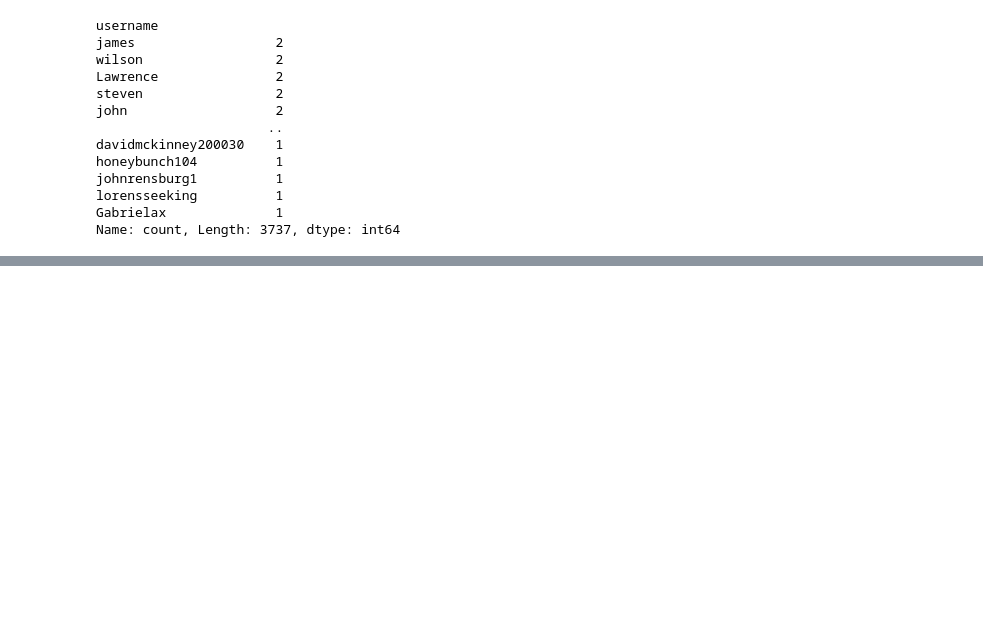
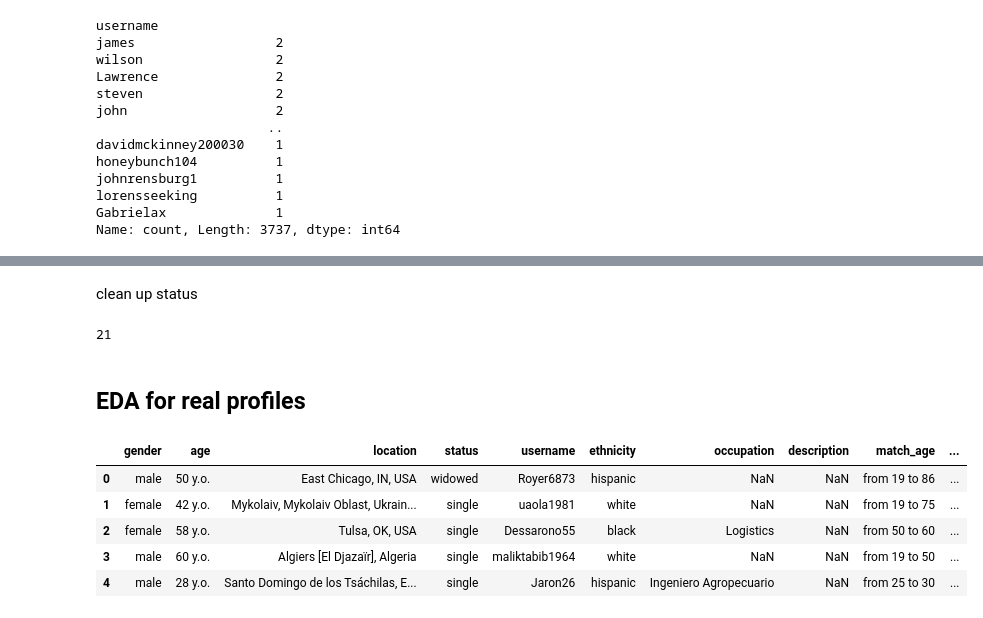
Before and after one commit to ben-dom393/DSA4263_Dating_Fraud, a Jupyter notebook: notebooks/EDA.ipynb, the cells around one changed output, grey strips where cells are left out. Drawn from its saved outputs; the diff is of its cells as text; code cells hidden in the pictures; blank space fills up the shorter version.

```diff
--- a/notebooks/EDA.ipynb
+++ b/notebooks/EDA.ipynb
@@ -39,0 +95,19 @@ Name: count, Length: 3737, dtype: int64
+# %% [markdown]
+clean up status
+# %%
+sum(scammers_df["status"].value_counts() == 1)
+# %% [output]
+21
+# %% [markdown]
+## EDA for real profiles
+# %%
+real_df = pd.read_csv('../data/real_profiles.csv')
+real_df.replace("-", np.nan, inplace=True)
+real_df.head()
+# %% [output]
+|  | gender | age | location | status | username | ethnicity | occupation | description | match_age | ... |
+| 0 | male | 50 y.o. | East Chicago, IN, USA | widowed | Royer6873 | hispanic | NaN | NaN | from 19 to 86 | ... |
+| 1 | female | 42 y.o. | Mykolaiv, Mykolaiv Oblast, Ukrain... | single | uaola1981 | white | NaN | NaN | from 19 to 75 | ... |
+| 2 | female | 58 y.o. | Tulsa, OK, USA | single | Dessarono55 | black | Logistics | NaN | from 50 to 60 | ... |
+| 3 | male | 60 y.o. | Algiers [El Djazaïr], Algeria | single | maliktabib1964 | white | NaN | NaN | from 19 to 50 | ... |
+| 4 | male | 28 y.o. | Santo Domingo de los Tsáchilas, E... | single | Jaron26 | hispanic | Ingeniero Agropecuario | NaN | from 25 to 30 | ... |
```
Also changed, not shown: parts of 19 cells of this notebook.
